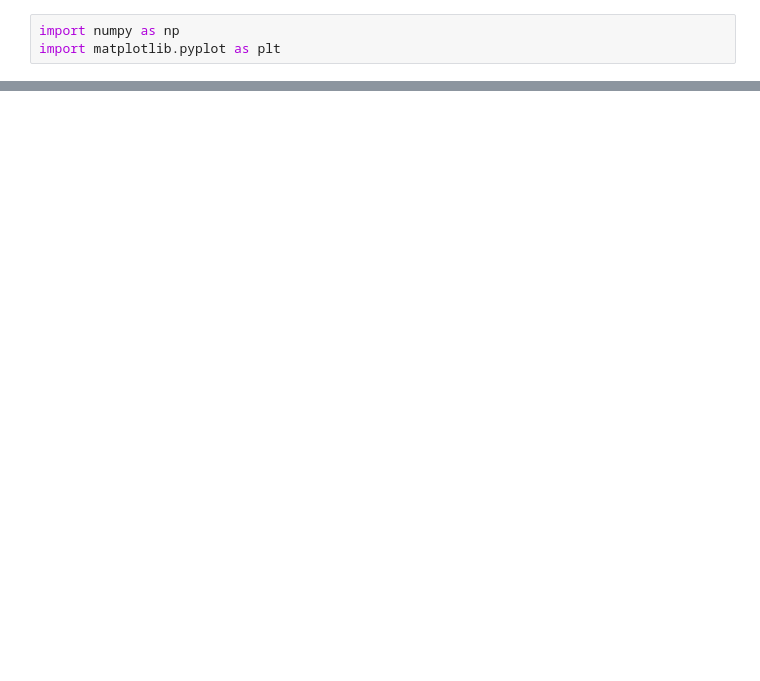
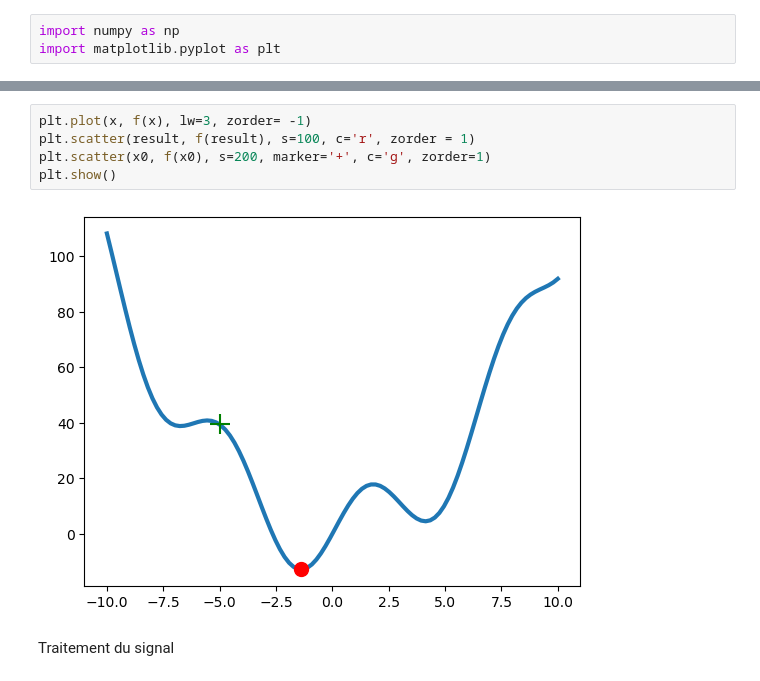
Before and after one commit to light667/ml-python-foundations, a Jupyter notebook: Scipy/Optimize_fourier_NdImage.ipynb, the cells around one changed output, grey strips where cells are left out. Drawn from its saved outputs; the diff is of its cells as text; blank space fills up the shorter version.

```diff
--- a/Scipy/Optimize_fourier_NdImage.ipynb
+++ b/Scipy/Optimize_fourier_NdImage.ipynb
@@ -12,0 +40,9 @@ plt.scatter(x, y)
+# %%
+plt.plot(x, f(x), lw=3, zorder= -1)
+plt.scatter(result, f(result), s=100, c='r', zorder = 1)
+plt.scatter(x0, f(x0), s=200, marker='+', c='g', zorder=1)
+plt.show()
+# %% [output]
+[figure, added]
+# %% [markdown]
+Traitement du signal
```
Also changed, not shown: parts of 11 cells of this notebook, 6 other files.
